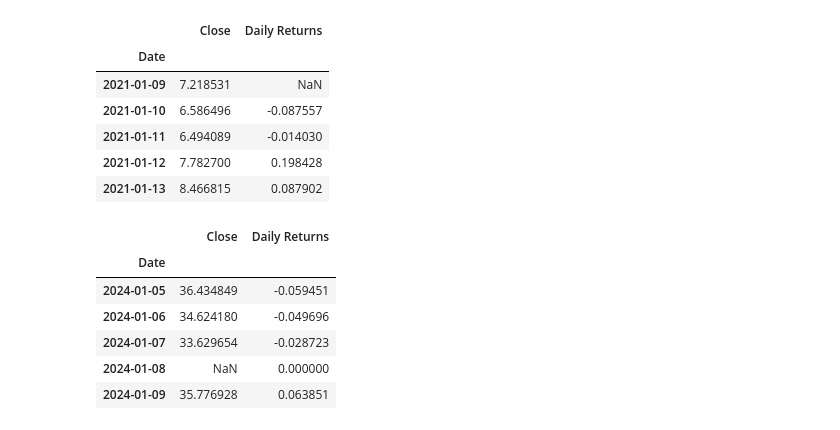
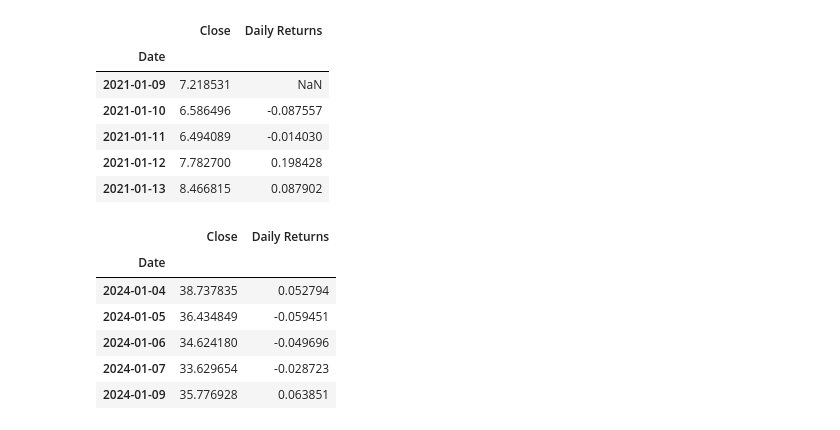
Before and after one commit to Chrisdeleon91/Algorithmic-Trading-Project-2, a Jupyter notebook: Project2.ipynb, the cells around one changed output. Saved outputs shown, nothing was run; the diff lists cells and outputs as text; code cells hidden in the pictures.

```diff
--- a/Project2.ipynb
+++ b/Project2.ipynb
@@ -52,7 +57,7 @@ display(ethereum_df.tail())
 avalanche_df = pd.read_csv(("Resources/AVAX-USD.csv"),
                         index_col="Date",
                         infer_datetime_format=True,
-                        parse_dates=True)
+                        parse_dates=True).dropna()
 # %%
 display(avalanche_df.head())
 display(avalanche_df.tail())
@@ -113,21 +118,21 @@ display(eth_df.tail())
 | 2024-01-09 | 2312.973633 | 0.040537 |
 # %%
 ava_df = avalanche_df.loc[:, ["Close"]]
-ava_df["Daily Returns"] = ava_df["Close"].pct_change()
+ava_df["Daily Returns"] = ava_df["Close"].pct_change().dropna()
 display(ava_df.head())
 display(ava_df.tail())
 # %% [output]
 |  | Close | Daily Returns |
 | Date |  |  |
 | 2021-01-09 | 7.218531 | NaN |
 | 2021-01-10 | 6.586496 | -0.087557 |
 | 2021-01-11 | 6.494089 | -0.014030 |
 | 2021-01-12 | 7.782700 | 0.198428 |
 | 2021-01-13 | 8.466815 | 0.087902 |
 |  | Close | Daily Returns |
 | Date |  |  |
+| 2024-01-04 | 38.737835 | 0.052794 |
 | 2024-01-05 | 36.434849 | -0.059451 |
 | 2024-01-06 | 34.624180 | -0.049696 |
 | 2024-01-07 | 33.629654 | -0.028723 |
-| 2024-01-08 | NaN | 0.000000 |
 | 2024-01-09 | 35.776928 | 0.063851 |
```
Also changed, not shown: parts of 17 cells of this notebook, 1 other file.
